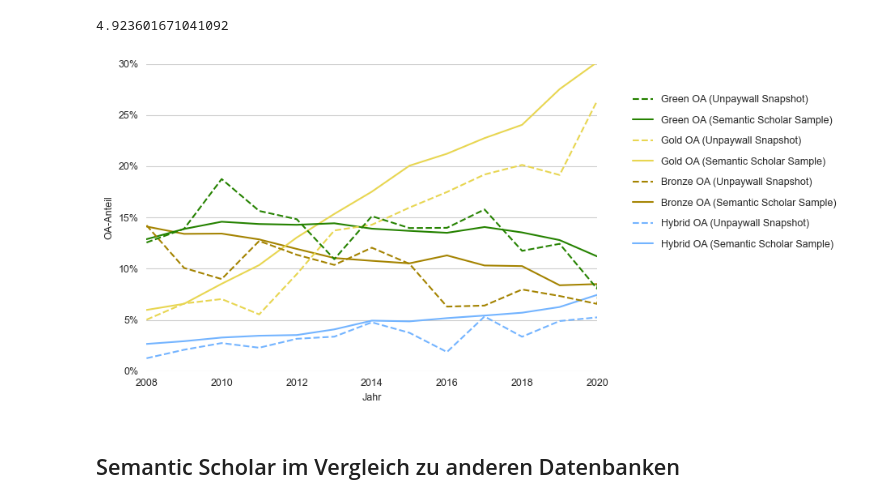
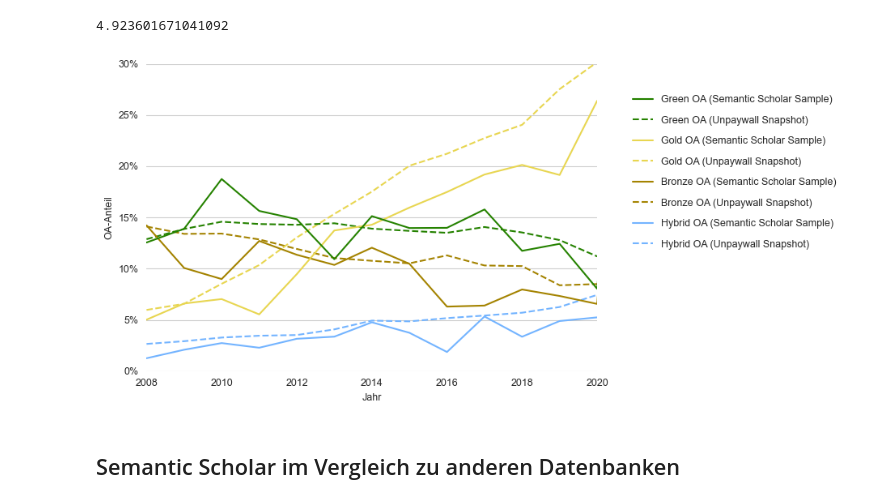
Before and after one commit to naustica/MA, a Jupyter notebook: Codebook.ipynb, the cells around one changed output. Cells and saved outputs as stored; diff of their text form; code cells hidden in the pictures.

```diff
--- a/Codebook.ipynb
+++ b/Codebook.ipynb
@@ -1532,6 +1537,7 @@ sns.lineplot(data=df_oa_status_upw[df_oa_status_upw.oa_status != 'closed'],
              x='year',
              y='proportion',
              hue='oa_status',
+             linestyle='dashed',
              palette=palette,
              ax=ax)
 
@@ -1539,39 +1545,38 @@ sns.lineplot(data=df_oa_cat_plot,
              x='year',
              y='proportion',
              hue='status',
-             linestyle='dashed',
              palette=palette,
              ax=ax)
 
 ax.set_xlim(2008, 2020)
 ax.set_ylim(0, 30)
 ax.get_legend().remove()
 ax.grid(False, which='both', axis='x')
 yticks = mtick.FormatStrFormatter('%.0f%%')
 ax.yaxis.set_major_formatter(yticks)
 
 plt.xlabel('Jahr')
 plt.ylabel('OA-Anteil')
 
 green_oa_patch = Line2D([0], [0], color='#258200', label='Green OA (Unpaywall Snapshot)', linestyle='dashed')
 green_oa_s2_patch = Line2D([0], [0], color='#258200', label='Green OA (Semantic Scholar Sample)')
 gold_oa_patch = Line2D([0], [0], color='#e8d651', label='Gold OA (Unpaywall Snapshot)', linestyle='dashed')
 gold_oa_s2_patch = Line2D([0], [0], color='#e8d651', label='Gold OA (Semantic Scholar Sample)')
 bronze_oa_patch = Line2D([0], [0], color='#a48300', label='Bronze OA (Unpaywall Snapshot)', linestyle='dashed')
 bronze_oa_s2_patch = Line2D([0], [0], color='#a48300', label='Bronze OA (Semantic Scholar Sample)')
 hybrid_oa_patch = Line2D([0], [0], color='#73b4ff', label='Hybrid OA (Unpaywall Snapshot)', linestyle='dashed')
 hybrid_oa_s2_patch = Line2D([0], [0], color='#73b4ff', label='Hybrid OA (Semantic Scholar Sample)')
-lgd = fig.legend(handles=[green_oa_patch, green_oa_s2_patch,
-                          gold_oa_patch, gold_oa_s2_patch,
-                          bronze_oa_patch, bronze_oa_s2_patch,
-                          hybrid_oa_patch, hybrid_oa_s2_patch], frameon=False,
+lgd = fig.legend(handles=[green_oa_s2_patch, green_oa_patch,
+                          gold_oa_s2_patch, gold_oa_patch,
+                          bronze_oa_s2_patch, bronze_oa_patch,
+                          hybrid_oa_s2_patch, hybrid_oa_patch], frameon=False,
                  bbox_to_anchor=(1.43, 0.9), labelspacing=1.05)
 
 plt.tight_layout()
 plt.show()
 fig.savefig('media/oa_status_upw_s2_comparison.png', format='png', bbox_inches='tight', dpi=500)
 # %% [output]
-[figure, old version]
+[figure, new version]
 # %% [markdown]
 ## Semantic Scholar im Vergleich zu anderen Datenbanken
 # %%
```
Also changed, not shown: parts of 15 cells of this notebook, 3 other files.
